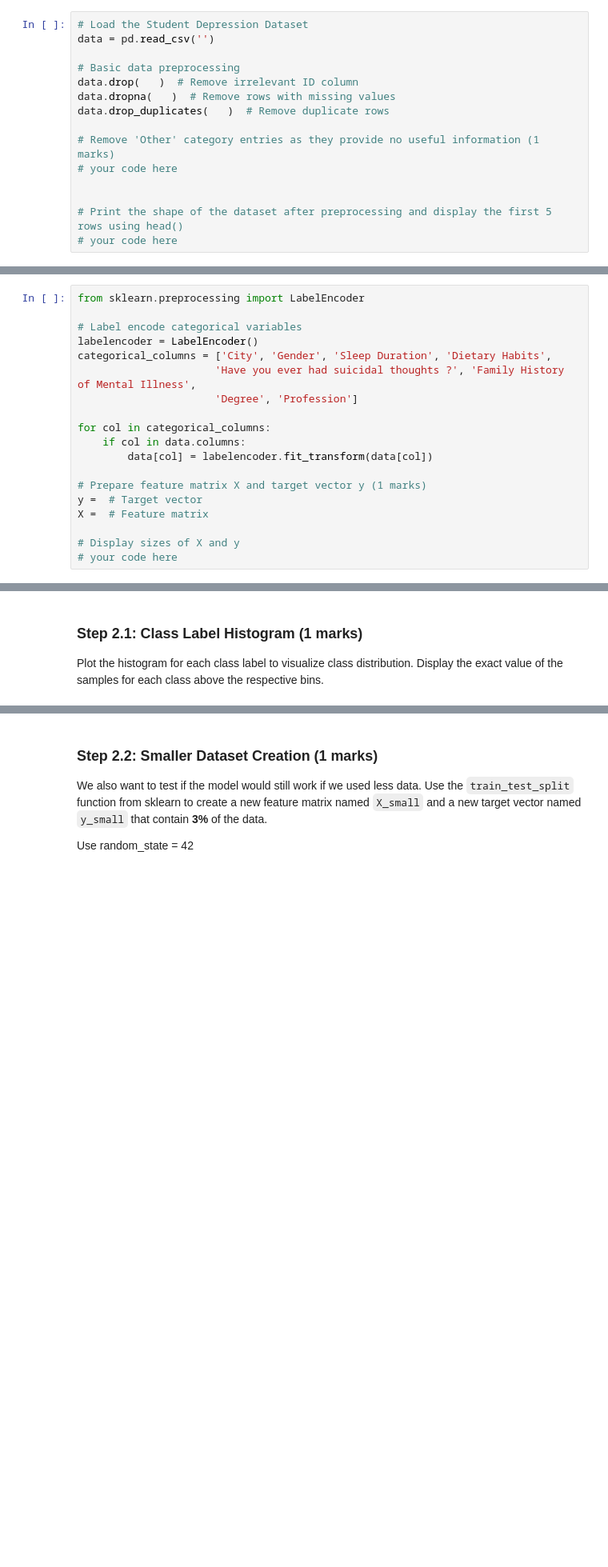
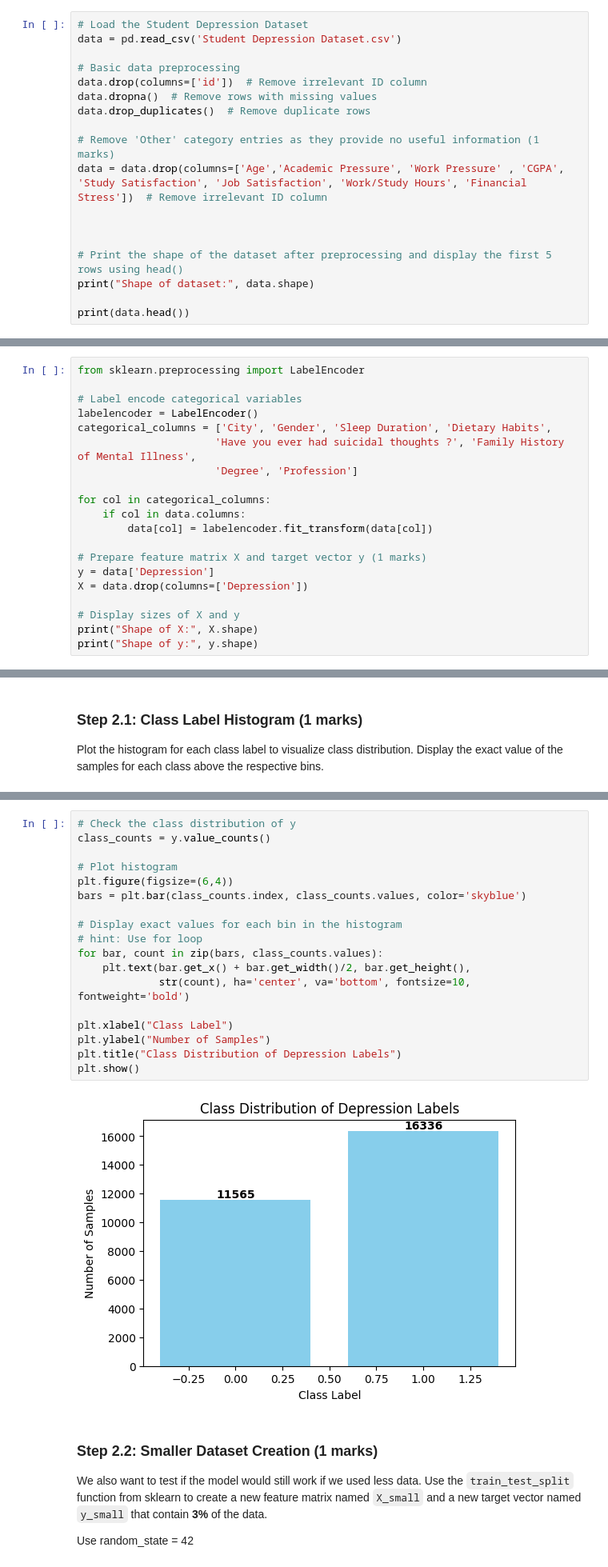
Before and after one commit to HemenSamadi/ENGG680_2025_Fall, a Jupyter notebook: Lab_Assignment2/Assignment2_Upload.ipynb, the cells around one changed output, grey strips where cells are left out. Shown at 80% size. Saved outputs shown, nothing was run; the diff lists cells and outputs as text; blank space fills up the shorter version.

```diff
--- a/Lab_Assignment2/Assignment2_Upload.ipynb
+++ b/Lab_Assignment2/Assignment2_Upload.ipynb
@@ -551,16 +667,19 @@ Load the Student Depression Dataset from CSV file into the feature matrix `X` an
 Print the size of `X` and `y`
 # %%
 # Load the Student Depression Dataset
-data = pd.read_csv('')
+data = pd.read_csv('Student Depression Dataset.csv')
 
 # Basic data preprocessing
-data.drop(   )  # Remove irrelevant ID column
-data.dropna(   )  # Remove rows with missing values
-data.drop_duplicates(   )  # Remove duplicate rows
+data.drop(columns=['id'])  # Remove irrelevant ID column
+data.dropna()  # Remove rows with missing values
+data.drop_duplicates()  # Remove duplicate rows
 
 # Remove 'Other' category entries as they provide no useful information (1 marks)
-# your code here
+data = data.drop(columns=['Age','Academic Pressure', 'Work Pressure' , 'CGPA', 'Study Satisfaction', 'Job Satisfaction', 'Work/Study Hours', 'Financial Stress'])  # Remove irrelevant ID column
+
 
 
 # Print the shape of the dataset after preprocessing and display the first 5 rows using head()
-# your code here
+print("Shape of dataset:", data.shape)
+
+print(data.head())
@@ -578,8 +715,9 @@ for col in categorical_columns:
         data[col] = labelencoder.fit_transform(data[col])
 
 # Prepare feature matrix X and target vector y (1 marks)
-y =  # Target vector
-X =  # Feature matrix
+y = data['Depression']
+X = data.drop(columns=['Depression'])
 
 # Display sizes of X and y
-# your code here
+print("Shape of X:", X.shape)
+print("Shape of y:", y.shape)
@@ -600,3 +731,23 @@ plt.show()
+# %%
+# Check the class distribution of y
+class_counts = y.value_counts()
+
+# Plot histogram
+plt.figure(figsize=(6,4))
+bars = plt.bar(class_counts.index, class_counts.values, color='skyblue')
+
+# Display exact values for each bin in the histogram
+# hint: Use for loop
+for bar, count in zip(bars, class_counts.values):
+    plt.text(bar.get_x() + bar.get_width()/2, bar.get_height(),
+             str(count), ha='center', va='bottom', fontsize=10, fontweight='bold')
+
+plt.xlabel("Class Label")
+plt.ylabel("Number of Samples")
+plt.title("Class Distribution of Depression Labels")
+plt.show()
+# %% [output]
+[figure, added]
 # %% [markdown]
 ### Step 2.2: Smaller Dataset Creation (1 marks)
 
```
Also changed, not shown: parts of 51 cells of this notebook.
